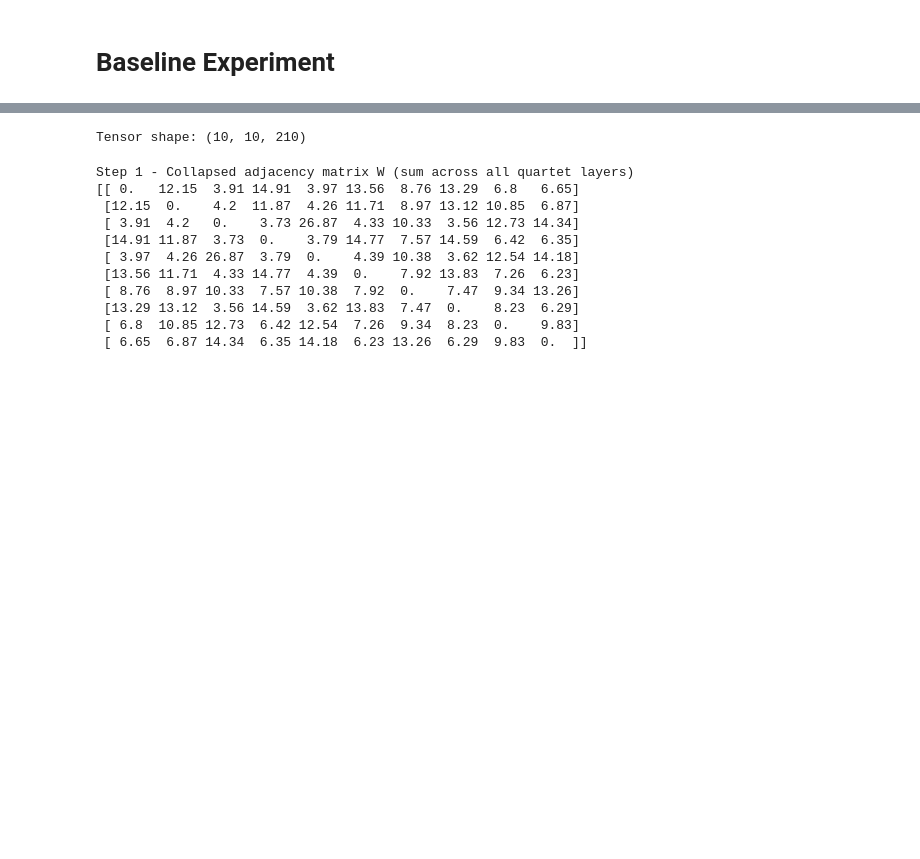
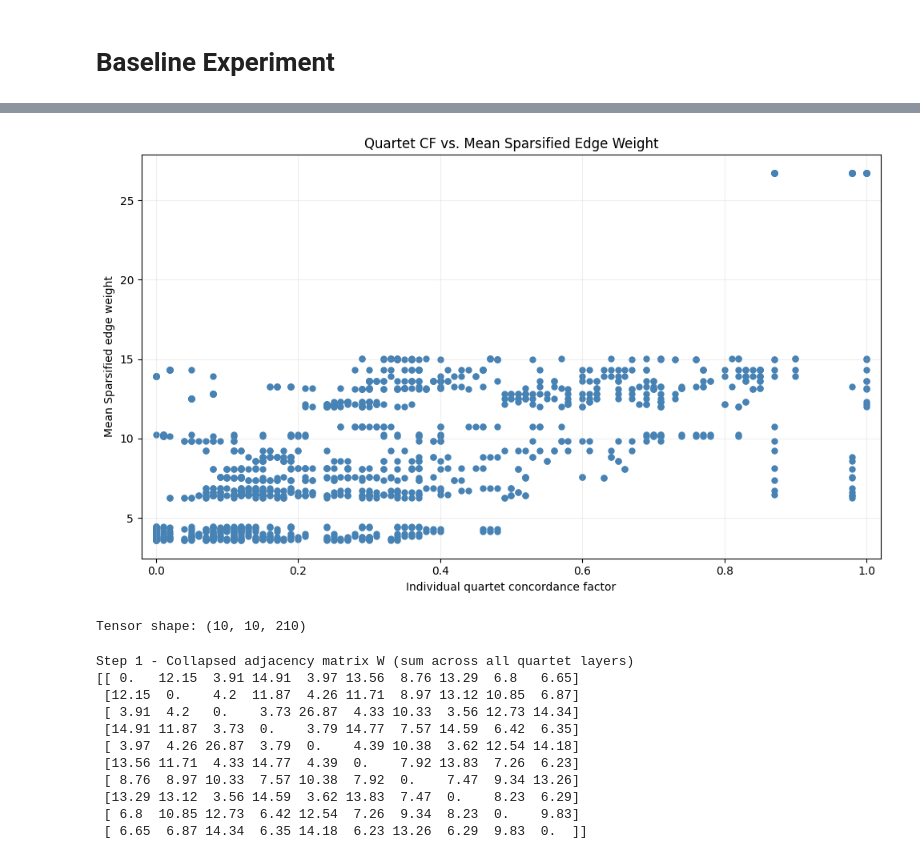
Before and after one commit to solislemuslab/phylo-tensor, a Jupyter notebook: experiments_network.ipynb, the cells around one changed output, grey strips where cells are left out. Drawn from its saved outputs; the diff is of its cells as text; code cells hidden in the pictures; blank space fills up the shorter version.

```diff
--- a/experiments_network.ipynb
+++ b/experiments_network.ipynb
@@ -6,3 +6,66 @@ import numpy as np
 import matplotlib.pyplot as plt
 
 from sparsification import *
+# %%
+df = pd.read_csv("cfs.csv")
+T, taxa = build_tensor(df)
+# %%
+num_seeds = 10000
+method = "sum"
+num_samples = 20
+
+W = collapse_tensor(T, method)
+L = compute_laplacian(W)
+R = compute_effective_resistance(L)
+edge_list = compute_edge_sampling_probabilities(W, R, taxa)
+
+# Each edge gets a list containing its weight from every run
+weights_by_edge = {
+    (i, j): []
+    for i, j, w, r, s, p in edge_list
+}
+
+for seed in range(num_seeds):
+    W_sparse = sample_edges(
+        edge_list,
+        num_samples=num_samples,
+        n=len(taxa),
+        taxa=taxa,
+        seed=seed
+    )
+
+    for i, j in weights_by_edge:
+        # Includes zero when the edge wasn't retained
+        weights_by_edge[(i, j)].append(W_sparse[i, j])
+
+# Summarize results for each edge
+rows = []
+
+W_mean = np.zeros_like(W, dtype=float)
+
+for (i, j), weights in weights_by_edge.items():
+    weights = np.array(weights)
+    count = np.count_nonzero(weights > 0)
+    mean_weight = np.mean(weights)
+
+    W_mean[i, j] = mean_weight
+    W_mean[j, i] = mean_weight
+
+    rows.append({
+        "edge": f"{taxa[i]}-{taxa[j]}",
+        "runs_retained": count,
+        "retention_percent": 100 * count / num_seeds,
+        "original_weight": W[i, j],
+        "total_weight": np.sum(weights),
+        "mean_weight": mean_weight
+    })
+
+weight_df = (
+    pd.DataFrame(rows)
+    .sort_values("mean_weight", ascending=False)
+    .reset_index(drop=True)
+)
+
+print(weight_df.round(3).to_string(index=False))
+plot_cf_vs_sparse_weights(df, W_mean, taxa)
+# %% [output]
@@ -9,3 +89,4 @@ from sparsification import *
+[figure, added]
 # %%
 df = pd.read_csv("cfs.csv")
 
```
Also changed, not shown: parts of 1 cell of this notebook.
